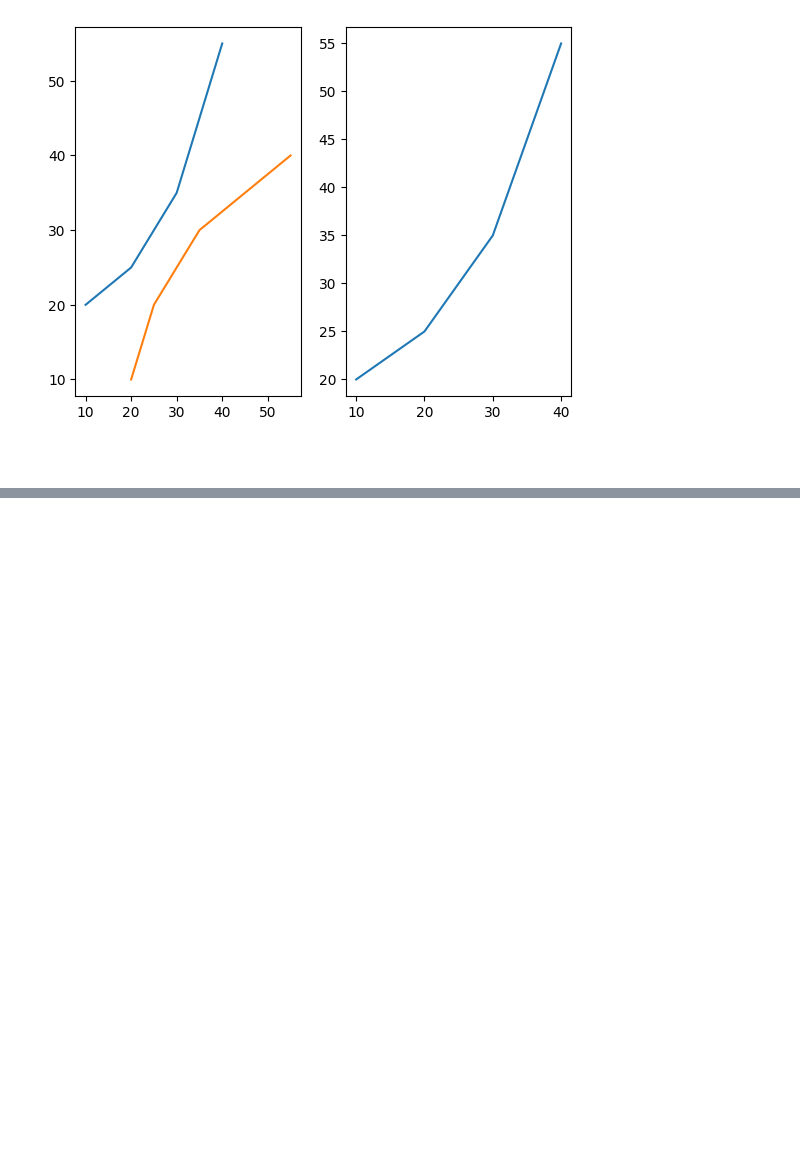
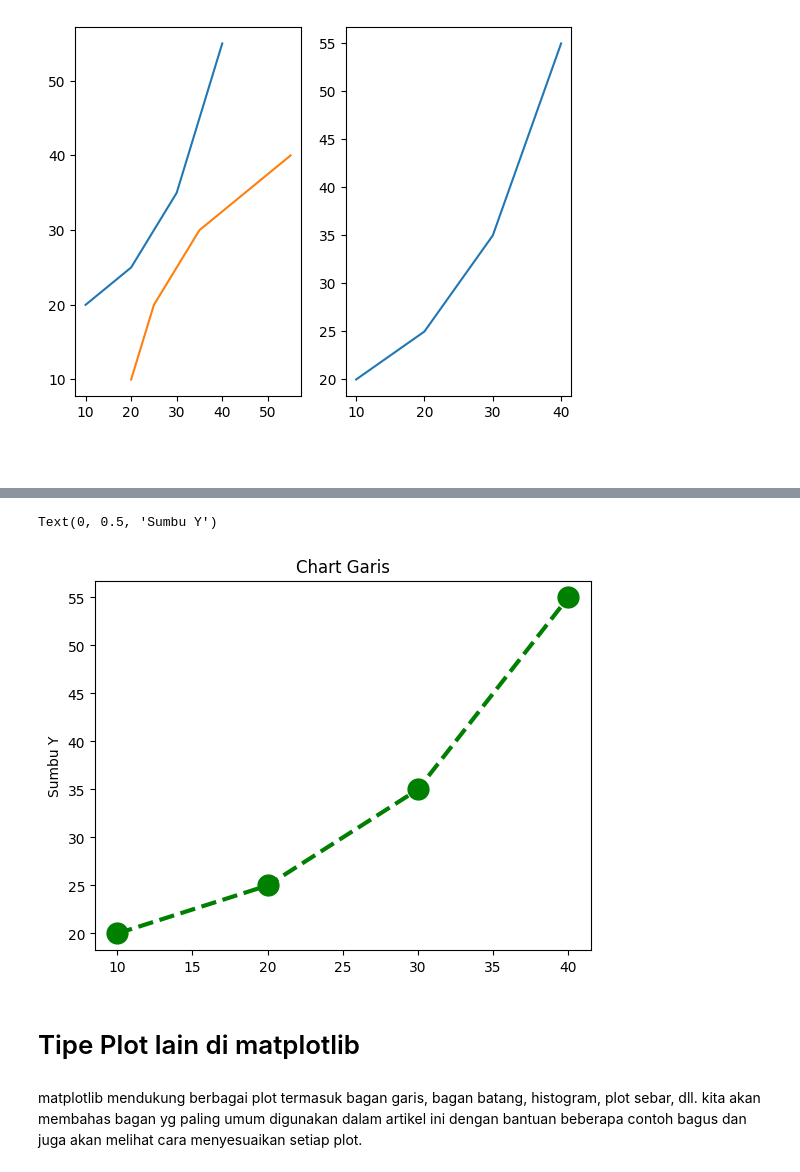
Before and after one commit to Aldistwn29/DataVisualisasi, a Jupyter notebook: into_DataVisualization.ipynb, the cells around one changed output, grey strips where cells are left out. Cells and saved outputs as stored; diff of their text form; code cells hidden in the pictures; blank space fills up the shorter version.

```diff
--- a/into_DataVisualization.ipynb
+++ b/into_DataVisualization.ipynb
@@ -347,0 +379,23 @@ axes[1].plot(x, y)
+# %%
+import matplotlib.pyplot as plt
+
+# initializing the data
+x = [10, 20, 30, 40]
+y = [20, 25, 35, 55]
+
+# plotting the data
+plt.plot(x, y, color='green', linewidth=3, marker='o',
+         markersize=15, linestyle='--')
+
+# Adding title to the plot
+plt.title("Chart Garis")
+
+# Adding label on the y-axis
+plt.ylabel("Sumbu Y")
+# %% [output]
+Text(0, 0.5, 'Sumbu Y')
+[figure, added]
+# %% [markdown]
+# Tipe Plot lain di matplotlib
+# %% [markdown]
+matplotlib mendukung berbagai plot termasuk bagan garis, bagan batang, histogram, plot sebar, dll. kita akan membahas bagan yg paling umum digunakan dalam artikel ini dengan bantuan beberapa contoh bagus dan juga akan melihat cara menyesuaikan setiap plot.
```
Also changed, not shown: parts of 3 cells of this notebook.
